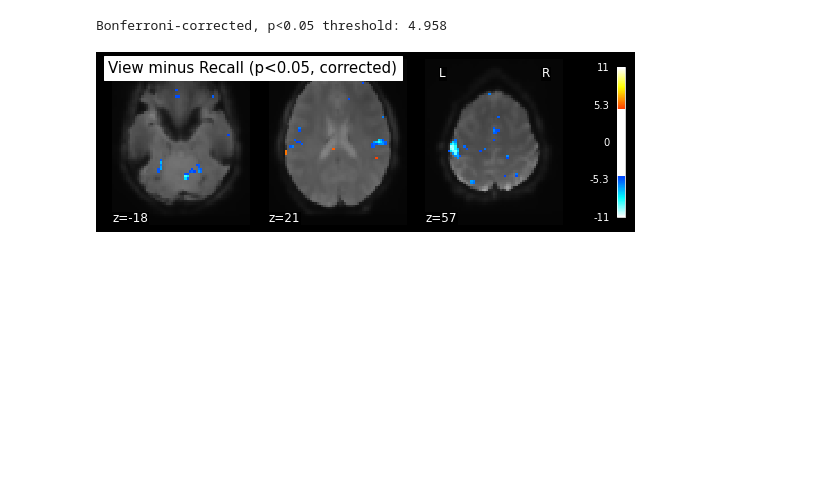
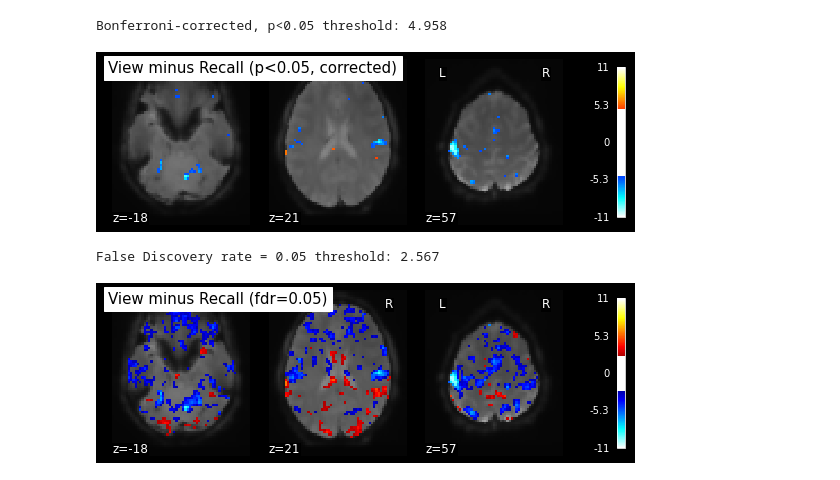
Before and after one commit to BradPowell23/First-and-Second-Level-Brain-Analysis, a Jupyter notebook: notebooks/Code.ipynb, the cells around one changed output. Drawn from its saved outputs; the diff is of its cells as text; code cells hidden in the pictures; blank space fills up the shorter version.

```diff
--- a/notebooks/Code.ipynb
+++ b/notebooks/Code.ipynb
@@ -15,12 +15,12 @@ from numpy import array
 # %% [markdown]
 # General Code for a Single Run
 # %%
-view_file = "/Users/bradpowell/Desktop/sub-01/ses-01/Events/view_first_run.tsv"
+view_file = "/Users/bradpowell/Desktop/sub-01/Events/view_1.tsv"
 events_view = pd.read_csv(view_file, sep='\t')
 # %%
 events_view['trial_type'] = 'view'
 # %%
-recall_file = "/Users/bradpowell/Desktop/sub-01/ses-01/Events/recall_first_run.tsv"
+recall_file = "/Users/bradpowell/Desktop/sub-01/Events/recall_1.tsv"
 events_recall = pd.read_csv(recall_file, sep='\t')
 # %%
 events_recall['trial_type'] = 'recall'
@@ -37,7 +37,7 @@ events
 | 1 | 259 | 251 | recall |
 | 2 | 510 | 252 | recall |
 # %%
-confounds_file = "/Users/bradpowell/Desktop/sub-01/ses-01/Functional/sub-01_ses-01_task-view_run-01_confounds_selected.txt"
+confounds_file = "/Users/bradpowell/Desktop/sub-01/Functional/confounds_1.txt"
 confounds = pd.read_csv(confounds_file, sep='\t')
 # %%
 confounds
@@ -101,7 +101,7 @@ plot_contrast_matrix(view_minus_recall, design_matrix=design_matrix)
 <AxesSubplot:label='conditions'>
 [figure]
 # %%
-image_file = "/Users/bradpowell/Desktop/sub-01/ses-01/Functional/sub-01_ses-01_task-view_run-01_space-MNI152NLin2009cAsym_desc-preproc_bold_trim3_smooth5.nii.gz"
+image_file = "/Users/bradpowell/Desktop/sub-01/Functional/run_1.nii.gz"
 fmri_imgs = image.load_img(image_file)
 avg_img = mean_img(fmri_imgs)
 # %%
@@ -148,3 +148,13 @@ plt.show()
 # %% [output]
 Bonferroni-corrected, p<0.05 threshold: 4.958
 [figure]
+# %%
+_, threshold = threshold_stats_img(z_map, alpha=.05, height_control='fdr')
+print('False Discovery rate = 0.05 threshold: %.3f' % threshold)
+plot_stat_map(z_map, bg_img=avg_img, threshold=threshold,
+              display_mode='z', cut_coords=3, black_bg=True,
+              title='View minus Recall (fdr=0.05)')
+plt.show()
+# %% [output]
+False Discovery rate = 0.05 threshold: 2.567
+[figure, added]
```
Also changed, not shown: parts of 1 cell of this notebook.
